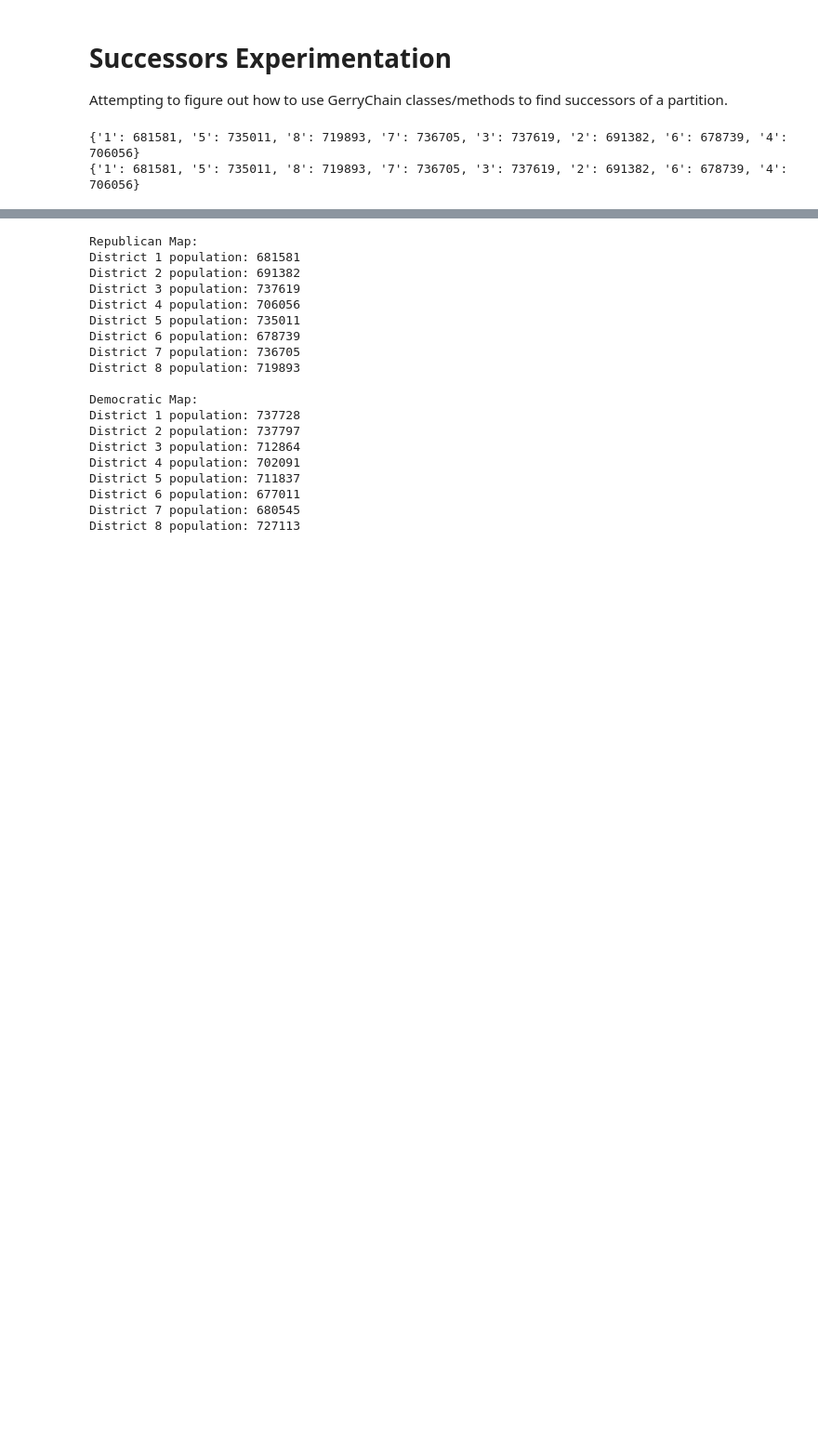
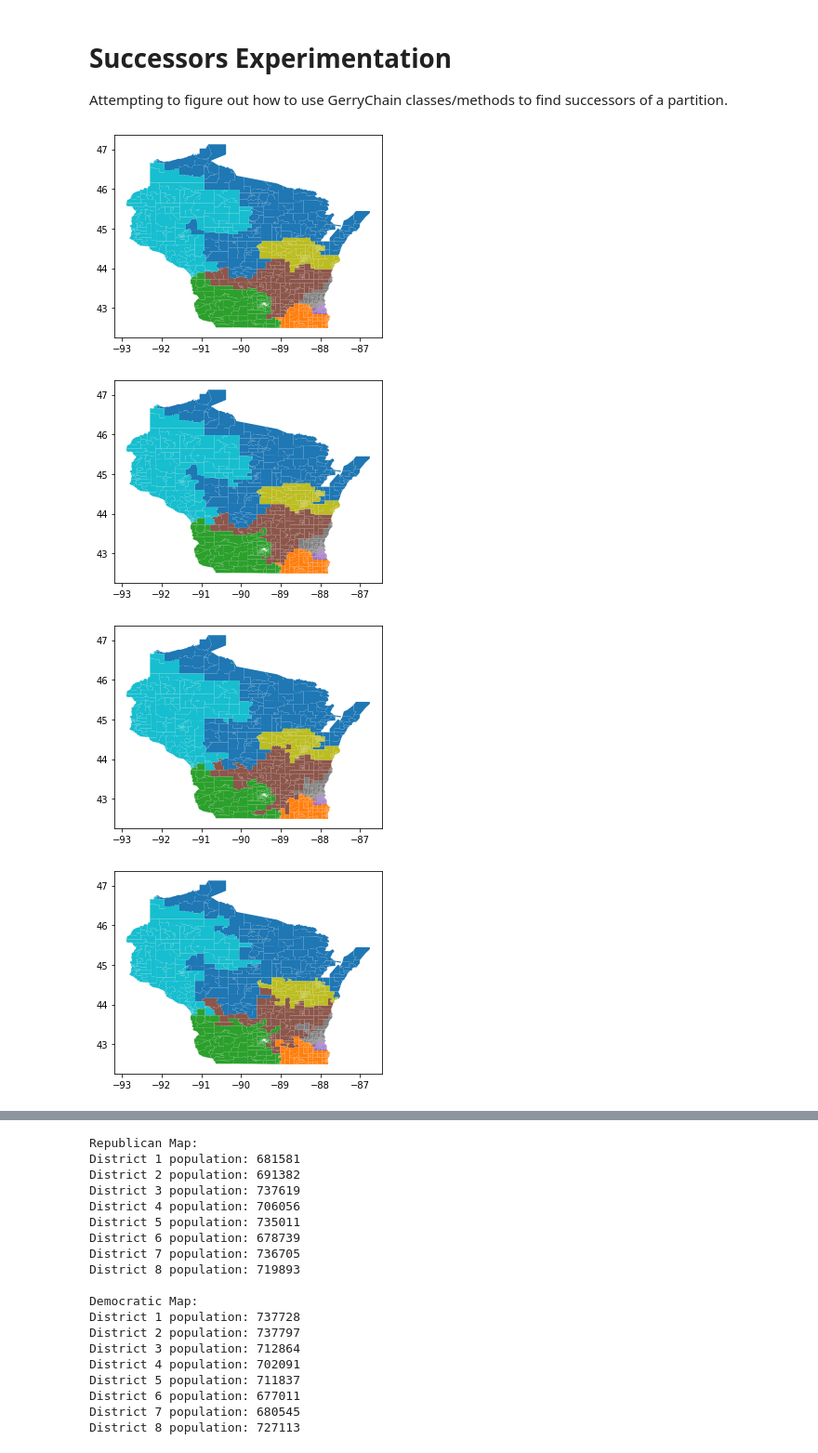
Before and after one commit to ian-ludden/redistricting-tools, a Jupyter notebook: Successors Experimentation.ipynb, the cells around one changed output, grey strips where cells are left out. Shown at 93% size. Cells and saved outputs as stored; diff of their text form; code cells hidden in the pictures; blank space fills up the shorter version.

```diff
--- a/Successors Experimentation.ipynb
+++ b/Successors Experimentation.ipynb
@@ -22,9 +26,25 @@ from gerrychain.updaters import cut_edges, Tally
 import utils
 # %%
-# Load data
+# Load GOP/Dem maps for Wisconsin
 gop_map, dem_map, gdf = utils.get_sample_wi_maps()
-
-_, gop_map_modified, gdf = utils.get_sample_wi_maps(num_flips=0)
-# %% [output]
-{'1': 681581, '5': 735011, '8': 719893, '7': 736705, '3': 737619, '2': 691382, '6': 678739, '4': 706056}
-{'1': 681581, '5': 735011, '8': 719893, '7': 736705, '3': 737619, '2': 691382, '6': 678739, '4': 706056}
+# %%
+# Create modified GOP maps with set number of single-unit swaps
+gop_map_30_flips = utils.make_random_flips(gop_map, 30)
+gop_map_50_flips = utils.make_random_flips(gop_map, 50)
+gop_map_70_flips = utils.make_random_flips(gop_map, 70)
+gop_map_100_flips = utils.make_random_flips(gop_map, 100)
+gop_map_150_flips = utils.make_random_flips(gop_map, 150)
+gop_map_500_flips = utils.make_random_flips(gop_map, 500)
+# %%
+# View gop_map and gop_map_modified
+gop_map.plot();
+gop_map_30_flips.plot();
+gop_map_70_flips.plot();
+gop_map_150_flips.plot();
+gop_map_500_flips.plot();
+dem_map.plot();
+# %% [output]
+[figure, added]
+[figure, added]
+[figure, added]
+[figure, added]
```
Also changed, not shown: parts of 11 cells of this notebook, 5 other files.
